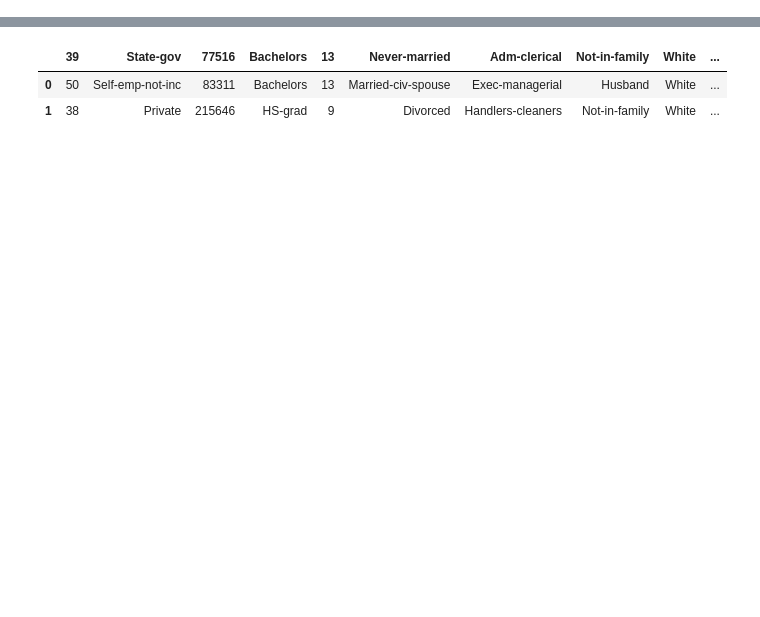
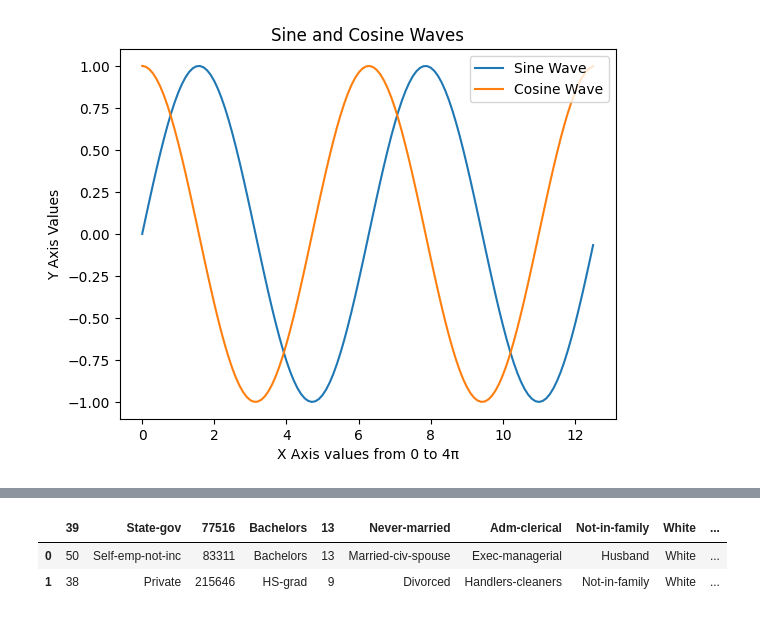
Before and after one commit to santiago-cruzlopez/WLV-MSc-AI, a Jupyter notebook: 01_Data_Mining_&_Informatics/W1_Intro_Data_Analysis/WS01.ipynb, the cells around one changed output, grey strips where cells are left out. Cells and saved outputs as stored; diff of their text form; code cells hidden in the pictures; blank space fills up the shorter version.

```diff
--- a/01_Data_Mining_&_Informatics/W1_Intro_Data_Analysis/WS01.ipynb
+++ b/01_Data_Mining_&_Informatics/W1_Intro_Data_Analysis/WS01.ipynb
@@ -6,0 +34,13 @@ import matplotlib.pyplot as plt  # for visualization
+# %%
+y_sin = np.sin(x)
+y_cos = np.cos(x)
+
+plt.plot(x, y_sin, label='Sine Wave')
+plt.plot(x, y_cos, label='Cosine Wave')
+plt.title('Sine and Cosine Waves')
+plt.xlabel('X Axis values from 0 to 4π')
+plt.ylabel('Y Axis Values')
+plt.legend()
+plt.show()
+# %% [output]
+[figure, added]
```
Also changed, not shown: parts of 11 cells of this notebook.
